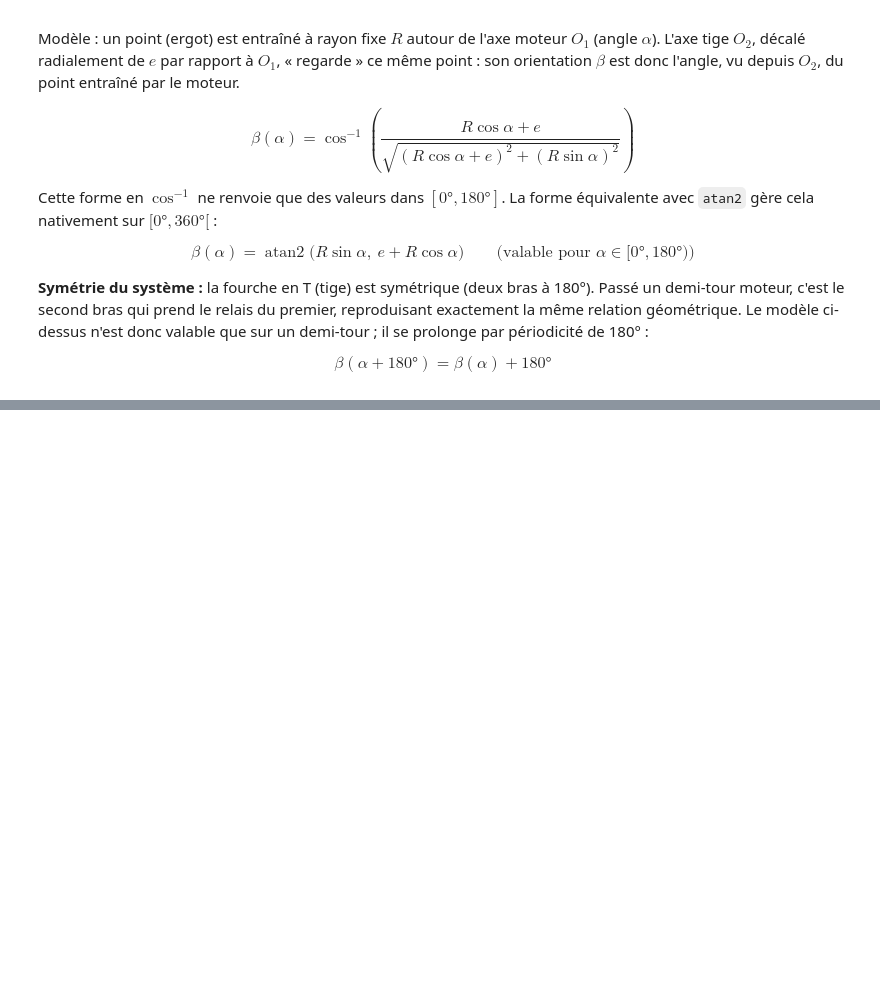
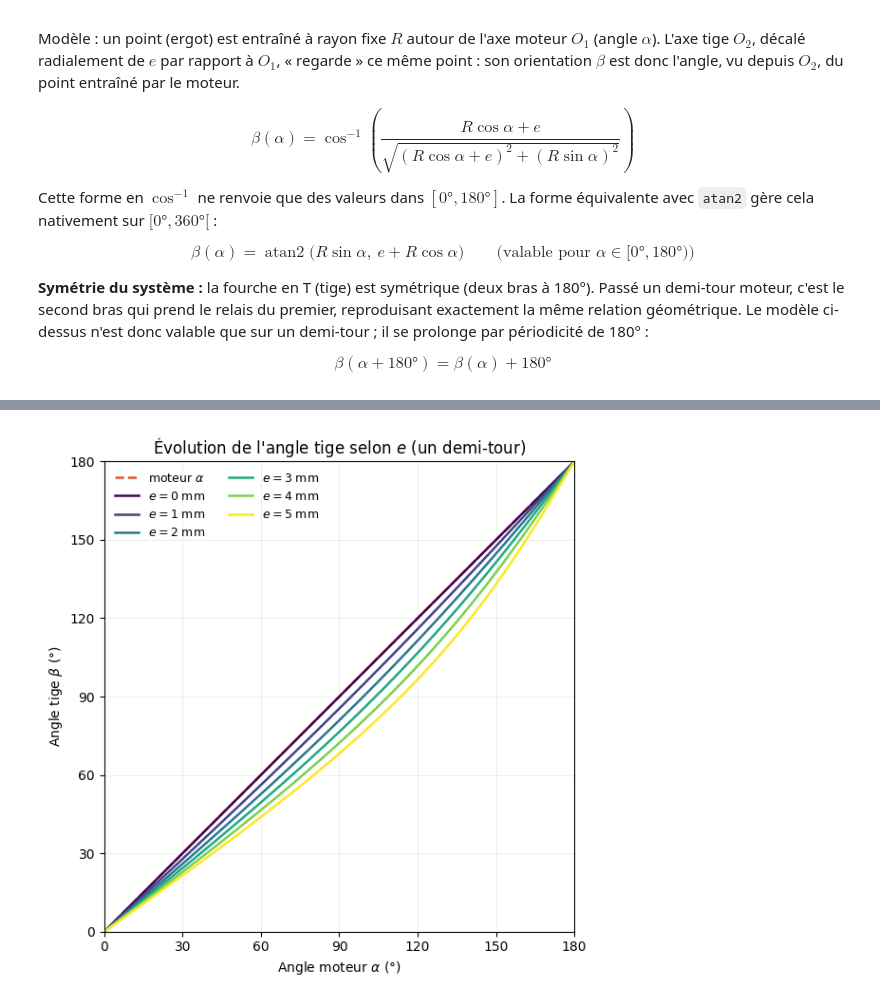
Before and after one commit to quinche-colin/template-tb, a Jupyter notebook: assets/code/Implementation/plot_angles_accouplement.ipynb, the cells around one changed output, grey strips where cells are left out. Cells and saved outputs as stored; diff of their text form; code cells hidden in the pictures; blank space fills up the shorter version.

```diff
--- a/assets/code/Implementation/plot_angles_accouplement.ipynb
+++ b/assets/code/Implementation/plot_angles_accouplement.ipynb
@@ -125,34 +129,36 @@ plt.show()
 # %%
 # Figure 2a : evolution de l'angle tige beta selon alpha, pour plusieurs valeurs de e (0 a 5 mm)
-# Utilise beta_of_alpha (corrige, periodique de 180 deg) et non plus un simple "unwrap" sur 360 deg.
+# Limite a [0,180 deg] : le systeme etant periodique de 180 deg (symetrie de la fourche en T),
+# un demi-tour suffit a representer tout le comportement.
 import matplotlib.cm as cm
 
 e_values = [0, 1, 2, 3, 4, 5]
 cmap = cm.get_cmap("viridis")
 colors = [cmap(i/(len(e_values)-1)) for i in range(len(e_values))]
 
-alpha = np.linspace(0, 2*np.pi, 4000)
+alpha = np.linspace(0, np.pi, 2000)
 alpha_deg = np.degrees(alpha)
 
 fig, ax1 = plt.subplots(figsize=(7, 6))
 
 ax1.plot(alpha_deg, alpha_deg, color=ORANGE, lw=1.8, ls="--", label="moteur $\\alpha$")
 for e, c in zip(e_values, colors):
-    beta_deg = np.degrees(beta_of_alpha(alpha, e))
+    beta_deg = np.degrees(beta_raw(alpha, e))
     ax1.plot(alpha_deg, beta_deg, color=c, lw=1.8, label=f"$e={e}$ mm")
 
-ax1.axvline(180, color="gray", lw=0.7, ls=":")
 ax1.set_xlabel("Angle moteur $\\alpha$ (\u00b0)")
 ax1.set_ylabel("Angle tige $\\beta$ (\u00b0)")
-ax1.set_title("Évolution de l'angle tige selon $e$")
-ax1.set_xlim(0, 360); ax1.set_ylim(0, 360)
-ax1.set_xticks(range(0, 361, 45)); ax1.set_yticks(range(0, 361, 45))
+ax1.set_title("Évolution de l'angle tige selon $e$ (un demi-tour)")
+ax1.set_xlim(0, 180); ax1.set_ylim(0, 180)
+ax1.set_xticks(range(0, 181, 30)); ax1.set_yticks(range(0, 181, 30))
 ax1.set_aspect("equal")
 ax1.grid(True, lw=0.4, alpha=0.4)
 ax1.legend(fontsize=9, frameon=False, ncol=2, loc="upper left")
 
 fig.tight_layout()
 fig.savefig("../../figures/Implementation/fig_beta_evolution.png", dpi=150)
 plt.show()
+# %% [output]
+[figure, added]
 # %%
 # Figure 2b : ecart angulaire tige/moteur selon alpha, pour plusieurs valeurs de e (0 a 5 mm)
```
Also changed, not shown: parts of 3 cells of this notebook, 15 other files.
